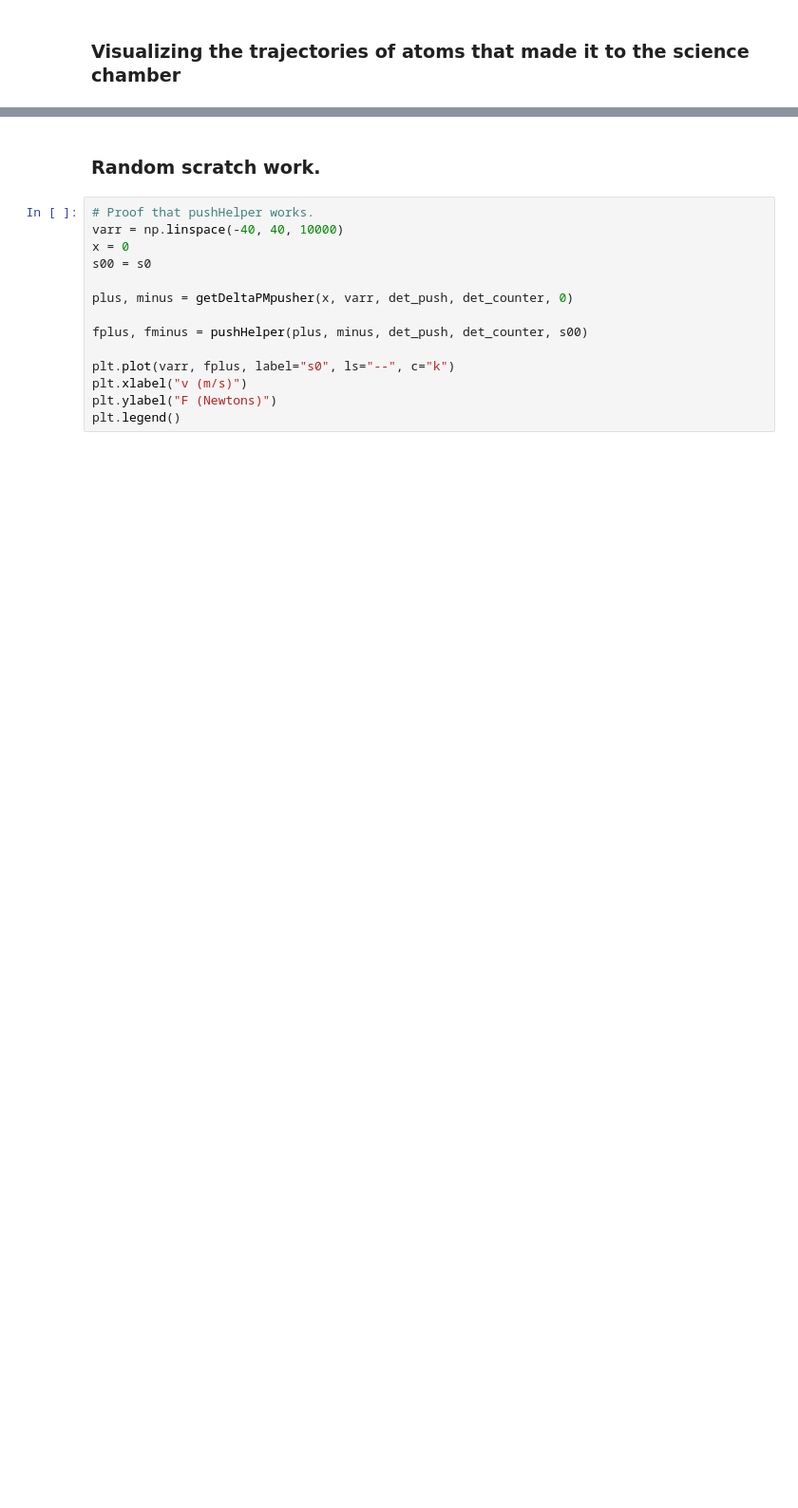
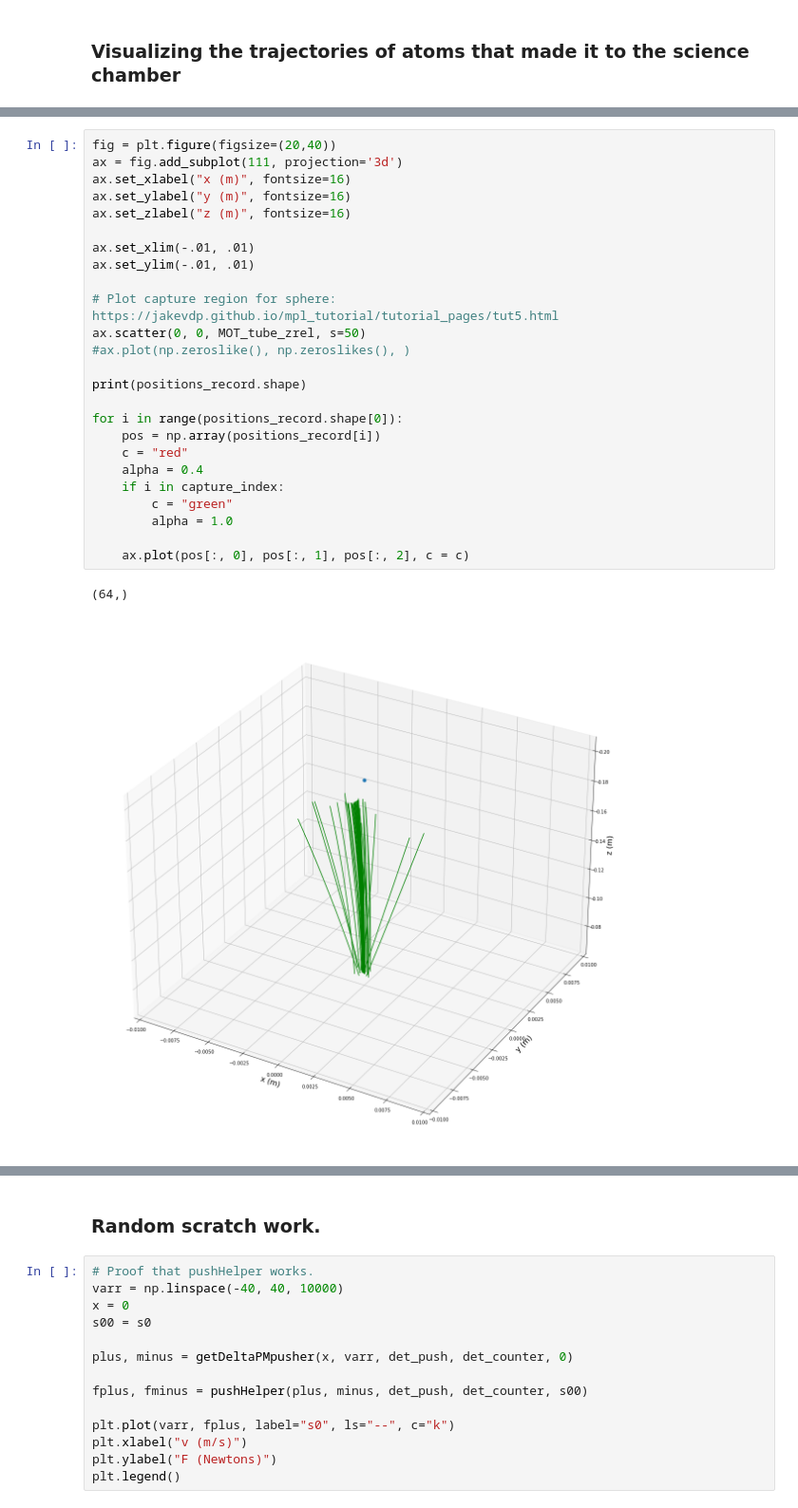
Before and after one commit to christianhnunez/MOT_SIM, a Jupyter notebook: CesiumMOT.ipynb, the cells around one changed output, grey strips where cells are left out. Shown at 95% size. Cells and saved outputs as stored; diff of their text form; blank space fills up the shorter version.

```diff
--- a/CesiumMOT.ipynb
+++ b/CesiumMOT.ipynb
@@ -783,0 +755,28 @@ Collection(id=140455797979920)
+# %%
+fig = plt.figure(figsize=(20,40))
+ax = fig.add_subplot(111, projection='3d')
+ax.set_xlabel("x (m)", fontsize=16)
+ax.set_ylabel("y (m)", fontsize=16)
+ax.set_zlabel("z (m)", fontsize=16)
+
+ax.set_xlim(-.01, .01)
+ax.set_ylim(-.01, .01)
+
+# Plot capture region for sphere: https://jakevdp.github.io/mpl_tutorial/tutorial_pages/tut5.html
+ax.scatter(0, 0, MOT_tube_zrel, s=50)
+#ax.plot(np.zeroslike(), np.zeroslikes(), )
+
+print(positions_record.shape)
+
+for i in range(positions_record.shape[0]):
+    pos = np.array(positions_record[i])
+    c = "red"
+    alpha = 0.4
+    if i in capture_index:
+        c = "green"
+        alpha = 1.0
+
+    ax.plot(pos[:, 0], pos[:, 1], pos[:, 2], c = c)
+# %% [output]
+(64,)
+[figure, added]
```
Also changed, not shown: parts of 28 cells of this notebook.
